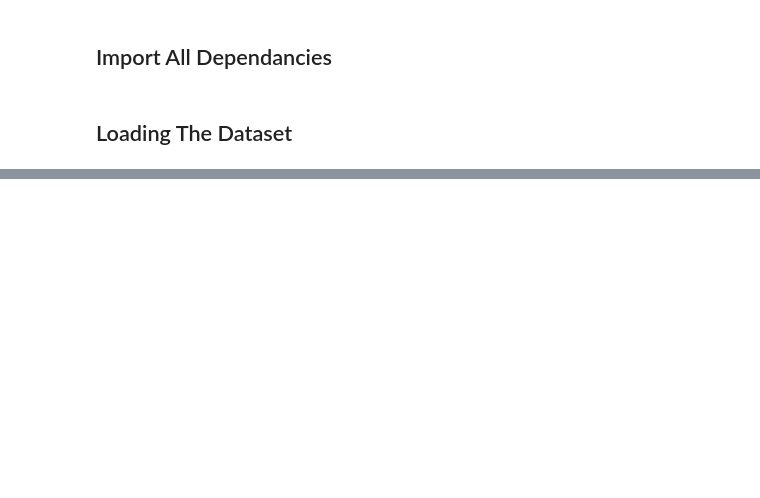
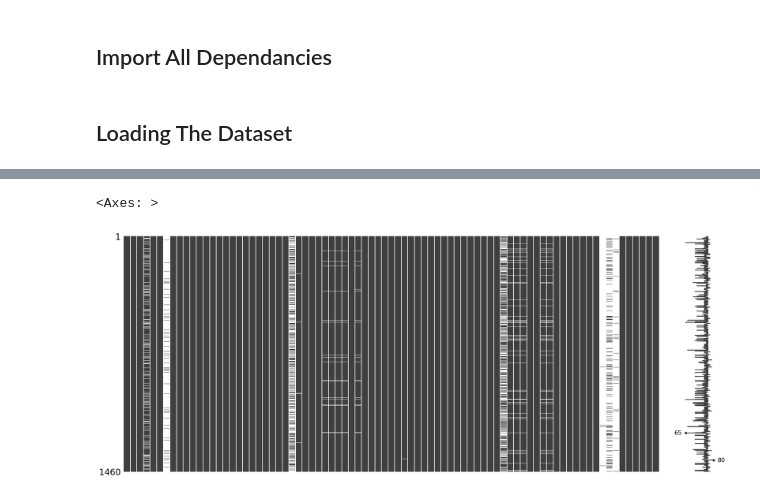
Before and after one commit to Kobeyvines/House-Prices---Advanced-Regression-Techniques, a Jupyter notebook: notebooks/housing_prices.ipynb, the cells around one changed output, grey strips where cells are left out. Saved outputs shown, nothing was run; the diff lists cells and outputs as text; code cells hidden in the pictures; blank space fills up the shorter version.

Commit message:
Data Exploration

```diff
--- a/notebooks/housing_prices.ipynb
+++ b/notebooks/housing_prices.ipynb
@@ -23,5 +24,6 @@ import lightgbm as lgb
 # %% [markdown]
 ## Loading The Dataset
 # %%
-housing_prices=pd.read_csv("/home/kobey/Documents/DATASCIENCE/KAGGLE/House Prices - Advanced Regression Techniques/data/raw/train.csv")
+train_df=pd.read_csv("/home/kobey/Documents/DATASCIENCE/KAGGLE/House Prices - Advanced Regression Techniques/data/raw/train.csv")
+test_df = pd.read_csv("/home/kobey/Documents/DATASCIENCE/KAGGLE/House Prices - Advanced Regression Techniques/data/raw/test.csv")
 # %%
@@ -43,0 +63,7 @@ df
+# %%
+import missingno as msno
+
+msno.matrix(train_df)
+# %% [output]
+<Axes: >
+[figure, added]
```
Also changed, not shown: parts of 3 cells of this notebook.
